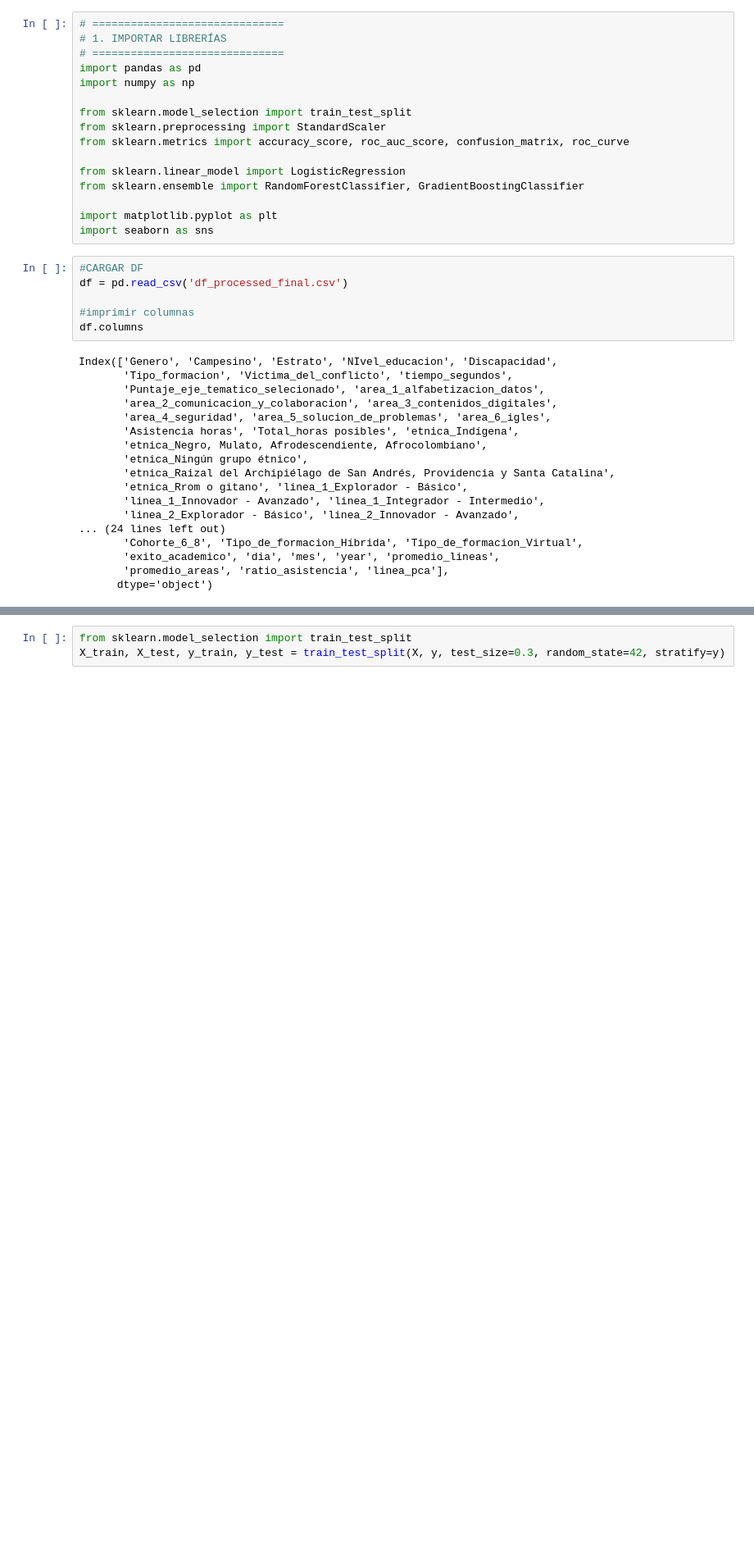
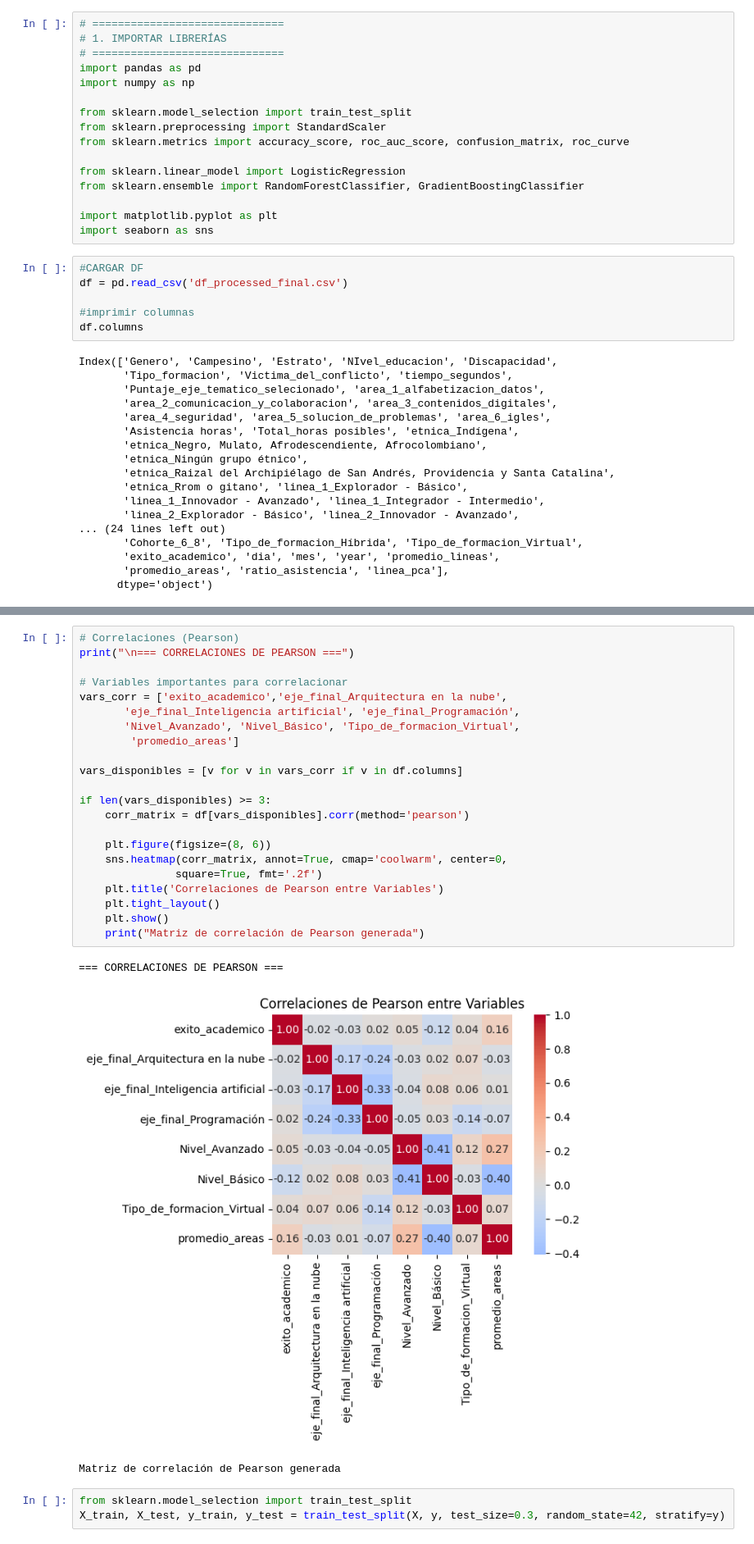
Before and after one commit to Davidp1905/Proyecto_Machine_Learning, a Jupyter notebook: tecnica_ml.ipynb, the cells around one changed output, grey strips where cells are left out. Shown at 82% size. Cells and saved outputs as stored; diff of their text form; blank space fills up the shorter version.

```diff
--- a/tecnica_ml.ipynb
+++ b/tecnica_ml.ipynb
@@ -108,4 +111,30 @@ Index(['Genero', 'Campesino', 'Estrato', 'NIvel_educacion', 'Discapacidad',
       dtype='object')
+# %%
+# Correlaciones (Pearson)
+print("\n=== CORRELACIONES DE PEARSON ===")
+
+# Variables importantes para correlacionar
+vars_corr = ['exito_academico','eje_final_Arquitectura en la nube',
+       'eje_final_Inteligencia artificial', 'eje_final_Programación',
+       'Nivel_Avanzado', 'Nivel_Básico', 'Tipo_de_formacion_Virtual',
+        'promedio_areas']
+
+vars_disponibles = [v for v in vars_corr if v in df.columns]
+
+if len(vars_disponibles) >= 3:
+    corr_matrix = df[vars_disponibles].corr(method='pearson')
+
+    plt.figure(figsize=(8, 6))
+    sns.heatmap(corr_matrix, annot=True, cmap='coolwarm', center=0,
+               square=True, fmt='.2f')
+    plt.title('Correlaciones de Pearson entre Variables')
+    plt.tight_layout()
+    plt.show()
+    print("Matriz de correlación de Pearson generada")
+# %% [output]
+=== CORRELACIONES DE PEARSON ===
+[figure, added]
+Matriz de correlación de Pearson generada
 # %%
 from sklearn.model_selection import train_test_split
 X_train, X_test, y_train, y_test = train_test_split(X, y, test_size=0.3, random_state=42, stratify=y)
```
Also changed, not shown: parts of 8 cells of this notebook, 2 other files.
